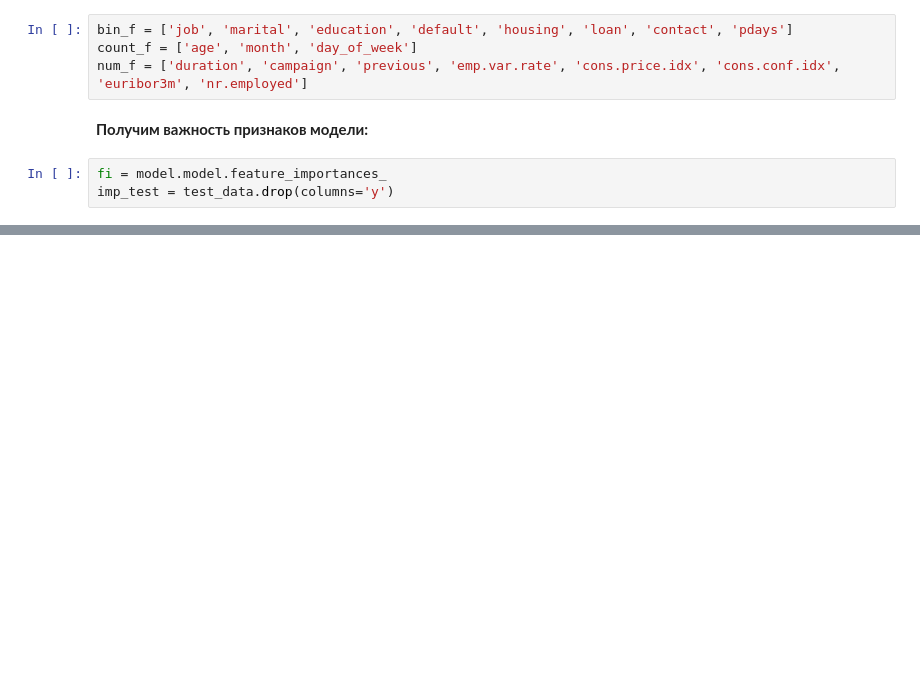
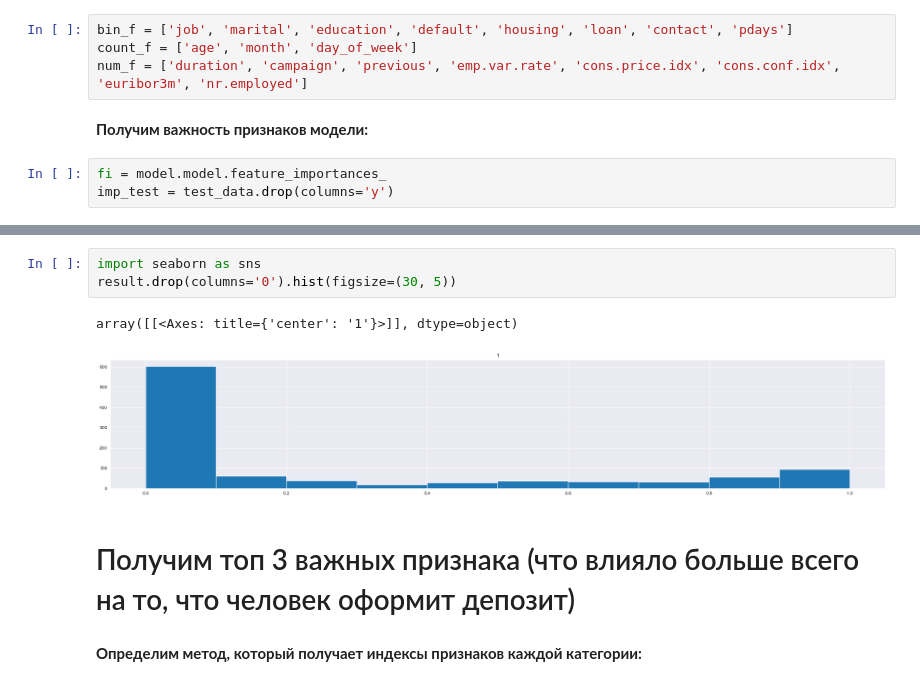
Before and after one commit to Ekzz0/TermDepositClassificationService, a Jupyter notebook: ML/example.ipynb, the cells around one changed output, grey strips where cells are left out. Cells and saved outputs as stored; diff of their text form; blank space fills up the shorter version.

```diff
--- a/ML/example.ipynb
+++ b/ML/example.ipynb
@@ -117 +146,11 @@ duration          0.526836
 nr.employed       1.000000
+# %%
+import seaborn as sns
+result.drop(columns='0').hist(figsize=(30, 5))
+# %% [output]
+array([[<Axes: title={'center': '1'}>]], dtype=object)
+[figure, added]
+# %% [markdown]
+# Получим топ 3 важных признака (что влияло больше всего на то, что человек оформит депозит)
+# %% [markdown]
+**Определим метод, который получает индексы признаков каждой категории:**
```
Also changed, not shown: parts of 15 cells of this notebook, 3 other files.
